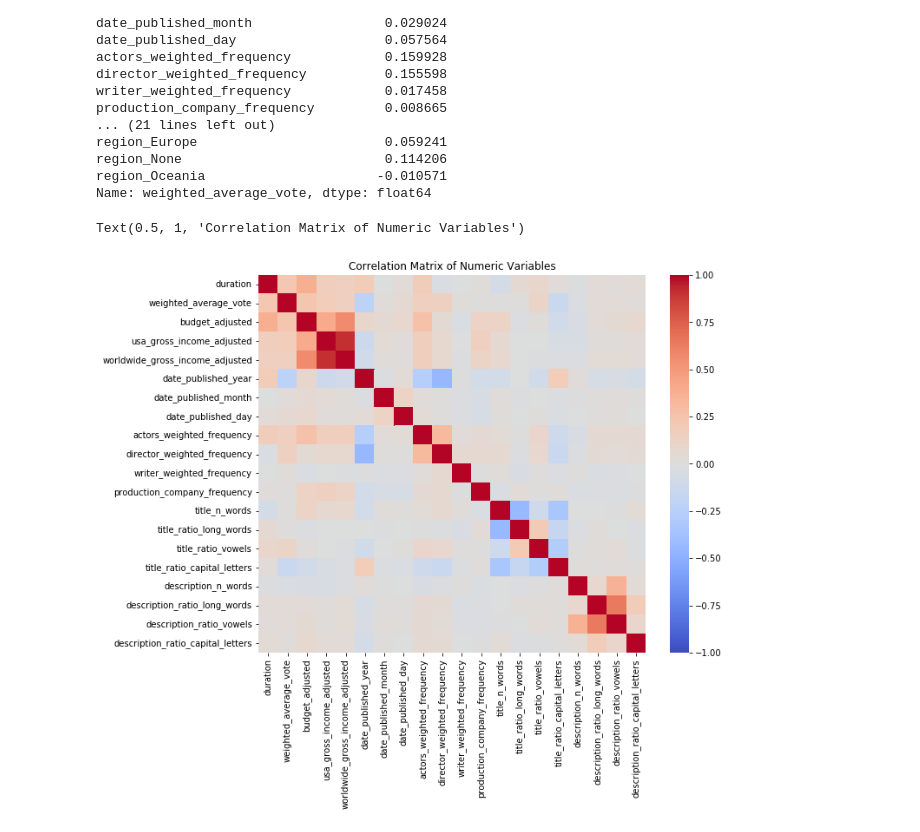
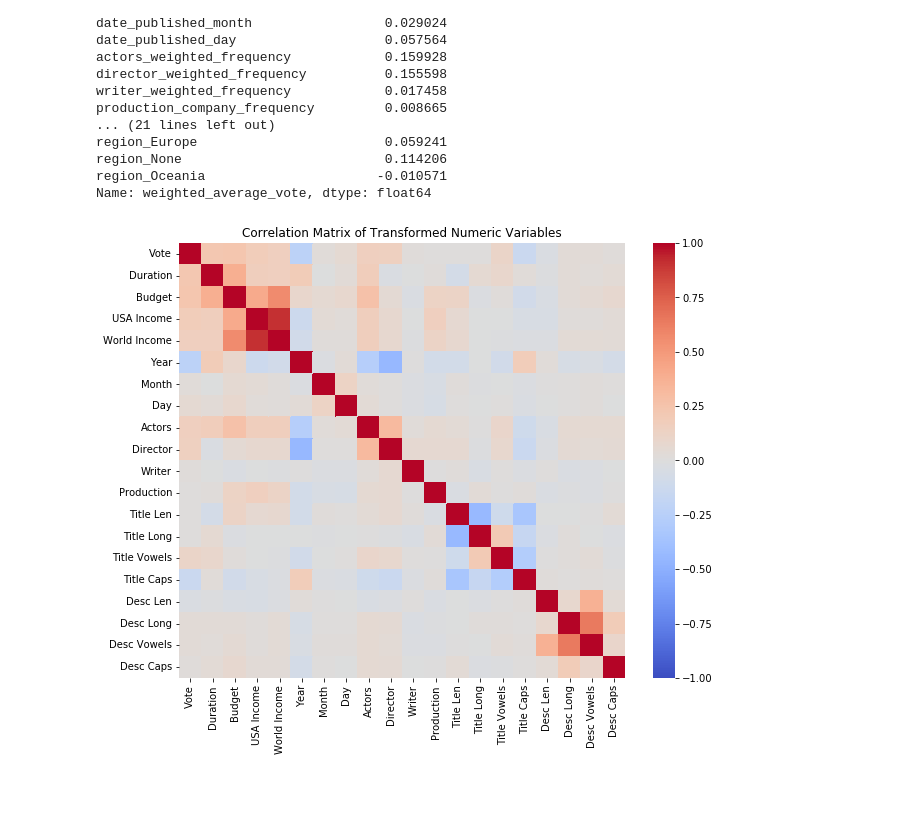
Before and after one commit to Saharae/Final-Project-Group2, a Jupyter notebook: sahara-ensley-individual-project/Code/plotting.ipynb, the cells around one changed output. Cells and saved outputs as stored; diff of their text form; code cells hidden in the pictures; blank space fills up the shorter version.

```diff
--- a/sahara-ensley-individual-project/Code/plotting.ipynb
+++ b/sahara-ensley-individual-project/Code/plotting.ipynb
@@ -225,18 +310,26 @@ region_Oceania                      -0.010571
 Name: weighted_average_vote, dtype: float64
 # %%
 fig, ax = plt.subplots(nrows = 1, ncols = 1, figsize = (10,8))
-sns.heatmap(df[['duration', 'weighted_average_vote', 'budget_adjusted',
+hmap = df[['weighted_average_vote','duration', 'budget_adjusted',
        'usa_gross_income_adjusted', 'worldwide_gross_income_adjusted',
        'date_published_year', 'date_published_month', 'date_published_day',
        'actors_weighted_frequency', 'director_weighted_frequency',
        'writer_weighted_frequency', 'production_company_frequency','title_n_words',
        'title_ratio_long_words', 'title_ratio_vowels',
        'title_ratio_capital_letters', 'description_n_words',
        'description_ratio_long_words', 'description_ratio_vowels',
-       'description_ratio_capital_letters',]].corr(), vmin = -1, vmax = 1, ax = ax, cmap = 'coolwarm')
+       'description_ratio_capital_letters',]].corr()
 
-ax.set_title('Correlation Matrix of Numeric Variables')
+labs = ['Vote', 'Duration', 'Budget', 'USA Income', 'World Income', 'Year', 'Month', 'Day', 'Actors', 'Director',
+       'Writer', 'Production', 'Title Len', 'Title Long', 'Title Vowels', 'Title Caps', 'Desc Len', 'Desc Long',
+       'Desc Vowels', 'Desc Caps']
+
+hmap.index = labs
+hmap.columns = labs
+sns.heatmap(hmap, vmin = -1, vmax = 1, ax = ax, cmap = 'coolwarm')
+
+ax.set_title('Correlation Matrix of Transformed Numeric Variables')
+fig.savefig('corr_mat.jpeg')
 # %% [output]
-Text(0.5, 1, 'Correlation Matrix of Numeric Variables')
-[figure, old version]
+[figure, new version]
 # %%
```
Also changed, not shown: parts of 15 cells of this notebook, 2 other files.
